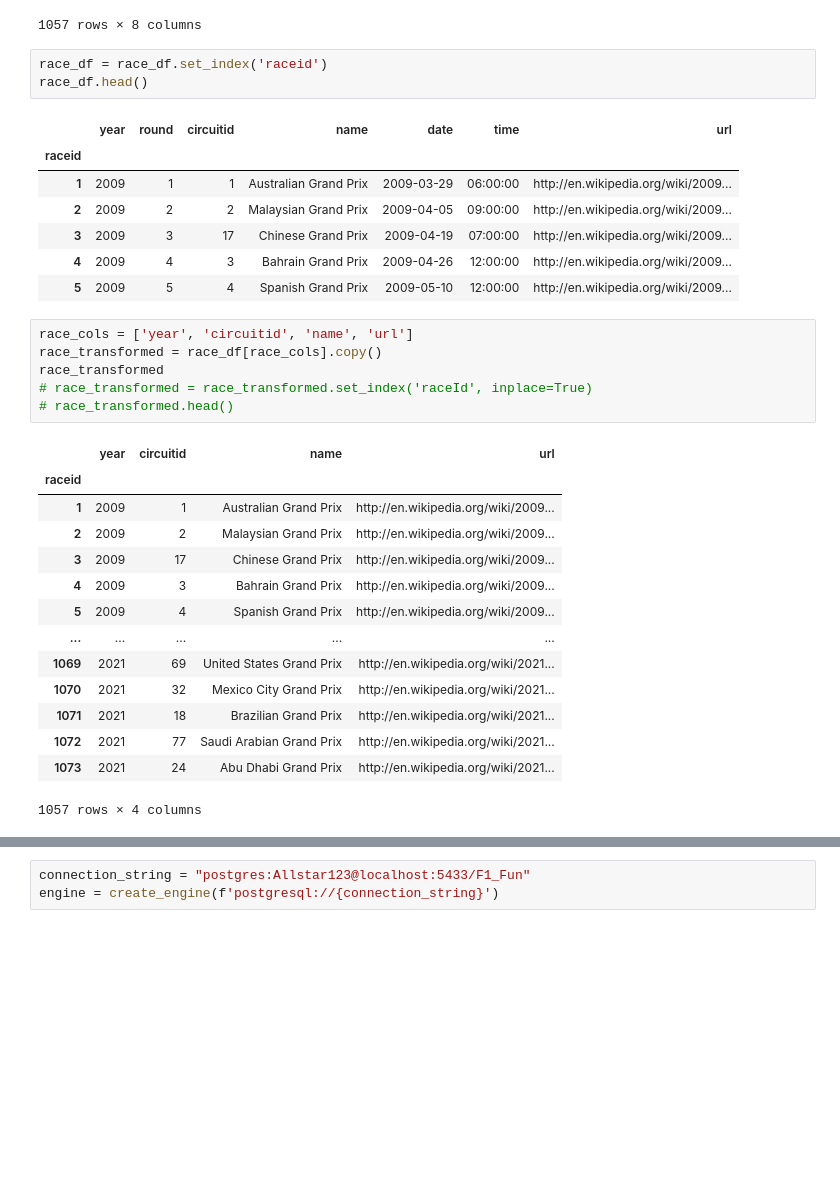
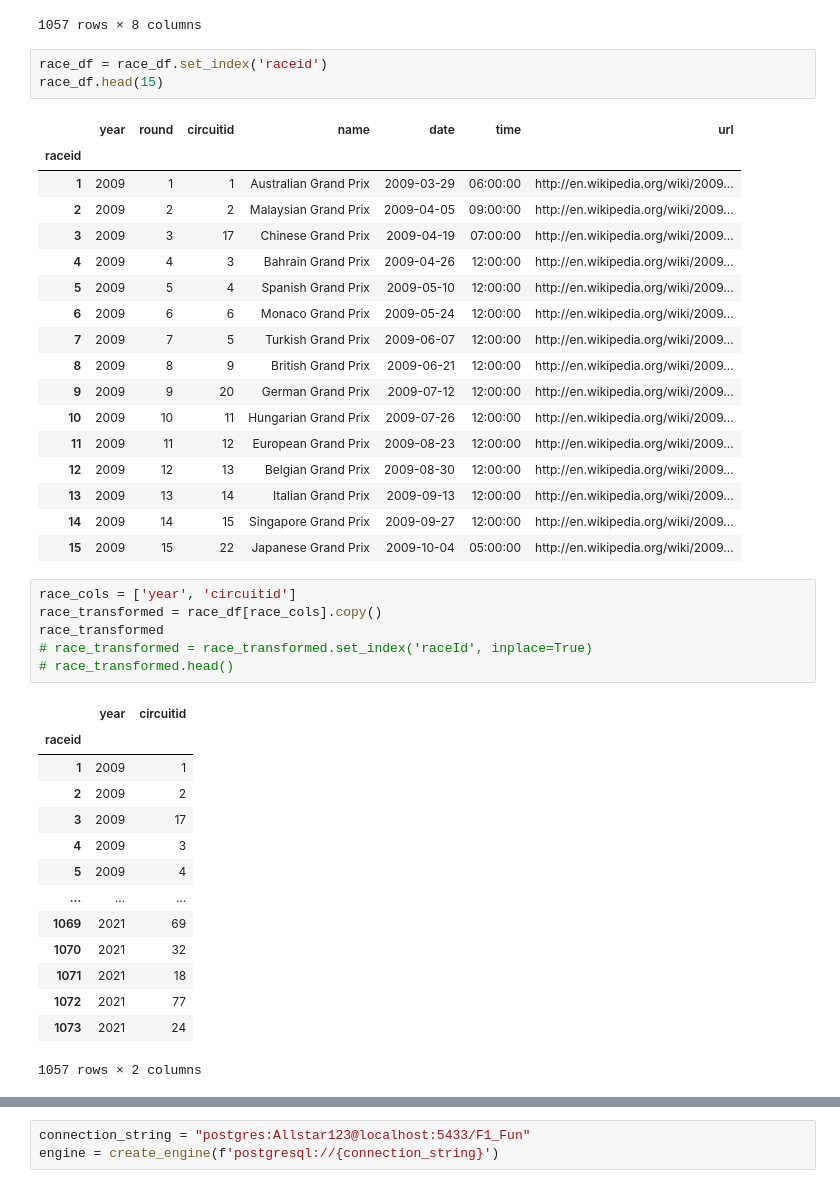
Before and after one commit to serenaremlang/Formula1_Fun, a Jupyter notebook: sql/circuits.ipynb, the cells around one changed output, grey strips where cells are left out. Drawn from its saved outputs; the diff is of its cells as text; blank space fills up the shorter version.

Commit message:
added a circuit_analysis.ipynb file, merged data from circuits.ipynb file/SQL database

```diff
--- a/sql/circuits.ipynb
+++ b/sql/circuits.ipynb
@@ -96,33 +133,43 @@ race_df
 1057 rows × 8 columns
 # %%
 race_df = race_df.set_index('raceid')
-race_df.head()
+race_df.head(15)
 # %% [output]
 |  | year | round | circuitid | name | date | time | url |
 | raceid |  |  |  |  |  |  |  |
 | 1 | 2009 | 1 | 1 | Australian Grand Prix | 2009-03-29 | 06:00:00 | http://en.wikipedia.org/wiki/2009... |
 | 2 | 2009 | 2 | 2 | Malaysian Grand Prix | 2009-04-05 | 09:00:00 | http://en.wikipedia.org/wiki/2009... |
 | 3 | 2009 | 3 | 17 | Chinese Grand Prix | 2009-04-19 | 07:00:00 | http://en.wikipedia.org/wiki/2009... |
 | 4 | 2009 | 4 | 3 | Bahrain Grand Prix | 2009-04-26 | 12:00:00 | http://en.wikipedia.org/wiki/2009... |
 | 5 | 2009 | 5 | 4 | Spanish Grand Prix | 2009-05-10 | 12:00:00 | http://en.wikipedia.org/wiki/2009... |
+| 6 | 2009 | 6 | 6 | Monaco Grand Prix | 2009-05-24 | 12:00:00 | http://en.wikipedia.org/wiki/2009... |
+| 7 | 2009 | 7 | 5 | Turkish Grand Prix | 2009-06-07 | 12:00:00 | http://en.wikipedia.org/wiki/2009... |
+| 8 | 2009 | 8 | 9 | British Grand Prix | 2009-06-21 | 12:00:00 | http://en.wikipedia.org/wiki/2009... |
+| 9 | 2009 | 9 | 20 | German Grand Prix | 2009-07-12 | 12:00:00 | http://en.wikipedia.org/wiki/2009... |
+| 10 | 2009 | 10 | 11 | Hungarian Grand Prix | 2009-07-26 | 12:00:00 | http://en.wikipedia.org/wiki/2009... |
+| 11 | 2009 | 11 | 12 | European Grand Prix | 2009-08-23 | 12:00:00 | http://en.wikipedia.org/wiki/2009... |
+| 12 | 2009 | 12 | 13 | Belgian Grand Prix | 2009-08-30 | 12:00:00 | http://en.wikipedia.org/wiki/2009... |
+| 13 | 2009 | 13 | 14 | Italian Grand Prix | 2009-09-13 | 12:00:00 | http://en.wikipedia.org/wiki/2009... |
+| 14 | 2009 | 14 | 15 | Singapore Grand Prix | 2009-09-27 | 12:00:00 | http://en.wikipedia.org/wiki/2009... |
+| 15 | 2009 | 15 | 22 | Japanese Grand Prix | 2009-10-04 | 05:00:00 | http://en.wikipedia.org/wiki/2009... |
 # %%
-race_cols = ['year', 'circuitid', 'name', 'url']
+race_cols = ['year', 'circuitid']
 race_transformed = race_df[race_cols].copy()
 race_transformed
 # race_transformed = race_transformed.set_index('raceId', inplace=True)
 # race_transformed.head()
 # %% [output]
-|  | year | circuitid | name | url |
-| raceid |  |  |  |  |
-| 1 | 2009 | 1 | Australian Grand Prix | http://en.wikipedia.org/wiki/2009... |
-| 2 | 2009 | 2 | Malaysian Grand Prix | http://en.wikipedia.org/wiki/2009... |
-| 3 | 2009 | 17 | Chinese Grand Prix | http://en.wikipedia.org/wiki/2009... |
-| 4 | 2009 | 3 | Bahrain Grand Prix | http://en.wikipedia.org/wiki/2009... |
-| 5 | 2009 | 4 | Spanish Grand Prix | http://en.wikipedia.org/wiki/2009... |
-| ... | ... | ... | ... | ... |
-| 1069 | 2021 | 69 | United States Grand Prix | http://en.wikipedia.org/wiki/2021... |
-| 1070 | 2021 | 32 | Mexico City Grand Prix | http://en.wikipedia.org/wiki/2021... |
-| 1071 | 2021 | 18 | Brazilian Grand Prix | http://en.wikipedia.org/wiki/2021... |
-| 1072 | 2021 | 77 | Saudi Arabian Grand Prix | http://en.wikipedia.org/wiki/2021... |
-| 1073 | 2021 | 24 | Abu Dhabi Grand Prix | http://en.wikipedia.org/wiki/2021... |
+|  | year | circuitid |
+| raceid |  |  |
+| 1 | 2009 | 1 |
+| 2 | 2009 | 2 |
+| 3 | 2009 | 17 |
+| 4 | 2009 | 3 |
+| 5 | 2009 | 4 |
+| ... | ... | ... |
+| 1069 | 2021 | 69 |
+| 1070 | 2021 | 32 |
+| 1071 | 2021 | 18 |
+| 1072 | 2021 | 77 |
+| 1073 | 2021 | 24 |
-1057 rows × 4 columns
+1057 rows × 2 columns
```
Also changed, not shown: parts of 4 cells of this notebook, 3 other files.
